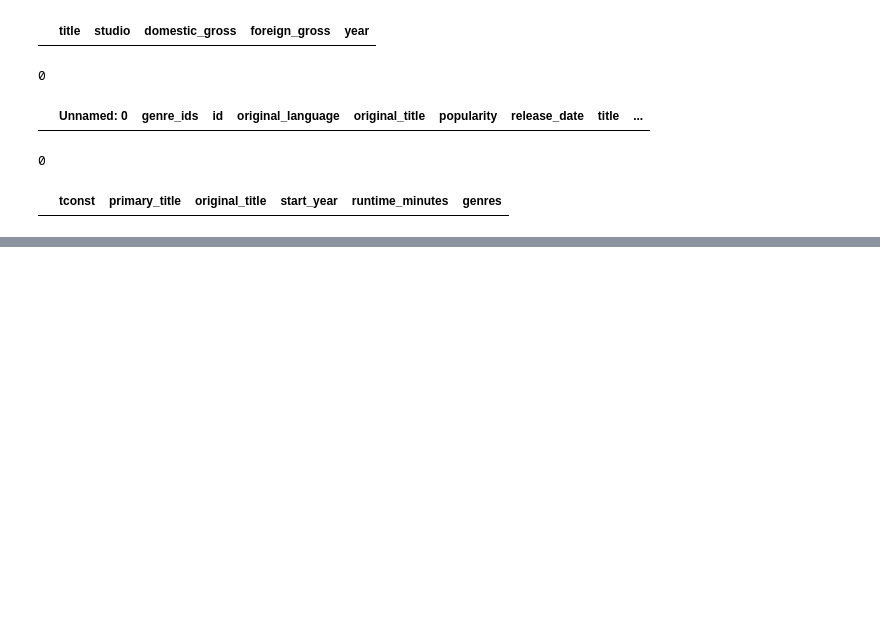
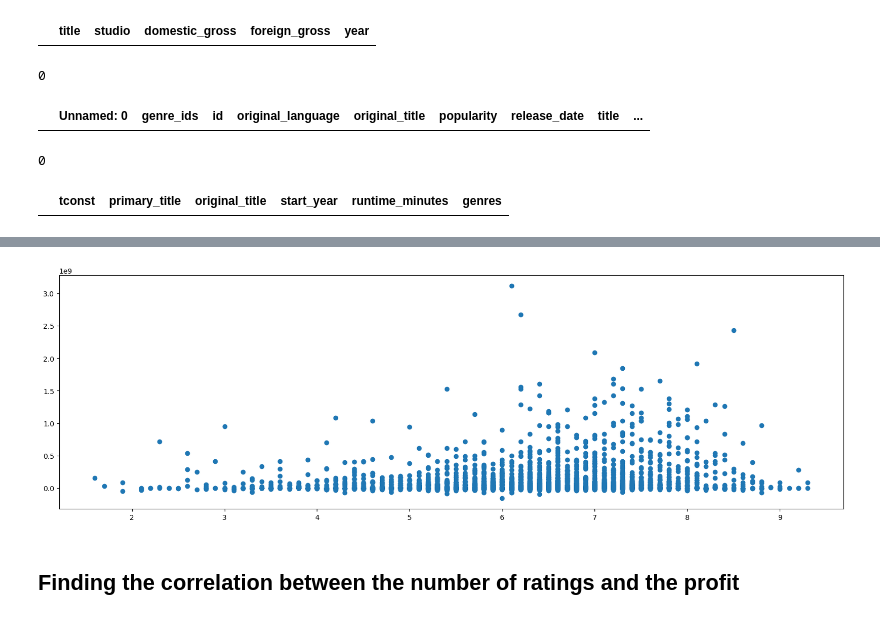
Before and after one commit to ThomasOkiwi/Phase-I-Project, a Jupyter notebook: Microsoft-MovieProduction.ipynb, the cells around one changed output, grey strips where cells are left out. Cells and saved outputs as stored; diff of their text form; code cells hidden in the pictures; blank space fills up the shorter version.

```diff
--- a/Microsoft-MovieProduction.ipynb
+++ b/Microsoft-MovieProduction.ipynb
@@ -156,0 +157,7 @@ memory usage: 132.4+ KB
+# %%
+for x in Revenue_File:
+    Revenue_File['foreign_gross'].str.replace(',',"")
+    for x in Revenue_File:
+        Revenue_File['foreign_gross'].str.replace('$',"")
+
+Revenue_File['foreign_gross'] = Revenue_File['foreign_gross'].str.replace(',',"").astype(float)
@@ -256,0 +228,19 @@ memory usage: 271.2+ KB
+# %%
+for x in Budget_file:
+    Budget_file['production_budget'] = Budget_file['production_budget'].str.replace(',',"")
+    for x in Budget_file:
+        Budget_file['production_budget'] = Budget_file['production_budget'].str.replace('$',"")
+        for x in Budget_file:
+            Budget_file['worldwide_gross'] = Budget_file['worldwide_gross'].str.replace(',',"")
+            for x in Budget_file:
+                Budget_file['worldwide_gross'] = Budget_file['worldwide_gross'].str.replace('$',"")
+                for x in Budget_file:
+                    Budget_file['domestic_gross'] = Budget_file['domestic_gross'].str.replace('$',"")
+                    for x in Budget_file:
+                        Budget_file['domestic_gross'] = Budget_file['domestic_gross'].str.replace(',',"")
+
+
+
+Budget_file['production_budget'] = Budget_file['production_budget'].str.replace(',',"").astype(float)
+Budget_file['worldwide_gross'] = Budget_file['worldwide_gross'].str.replace('$',"").astype(float)
+Budget_file['domestic_gross'] = Budget_file['domestic_gross'].str.replace('',"").astype(float)
@@ -596,0 +524,6 @@ plt. show()
+# %%
+Profit=plt.scatter(Profit['averagerating'], Profit['Profit'])
+# %% [output]
+[figure, added]
+# %% [markdown]
+## Finding the correlation between the number of ratings and the profit
```
Also changed, not shown: parts of 84 cells of this notebook.
